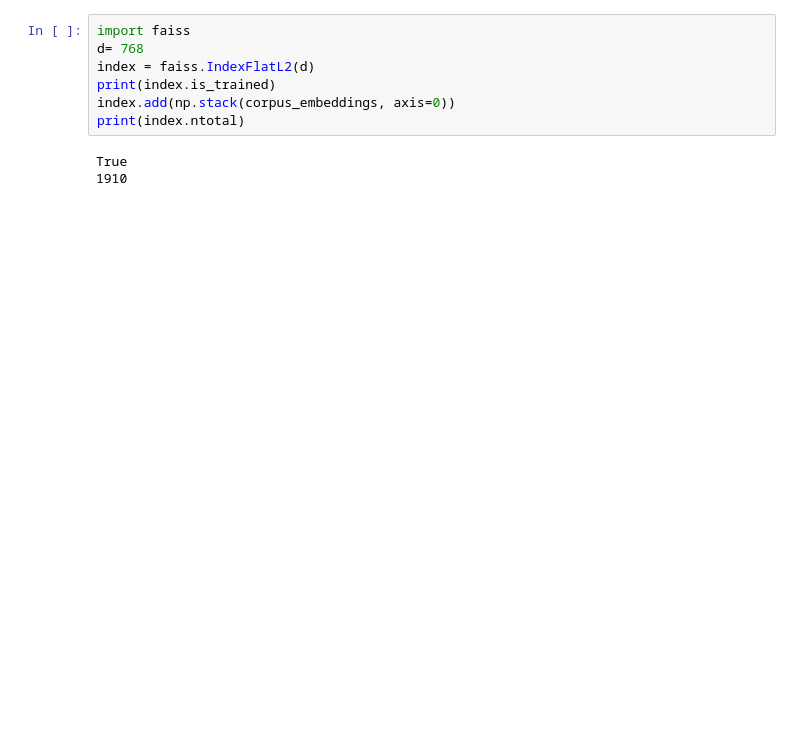
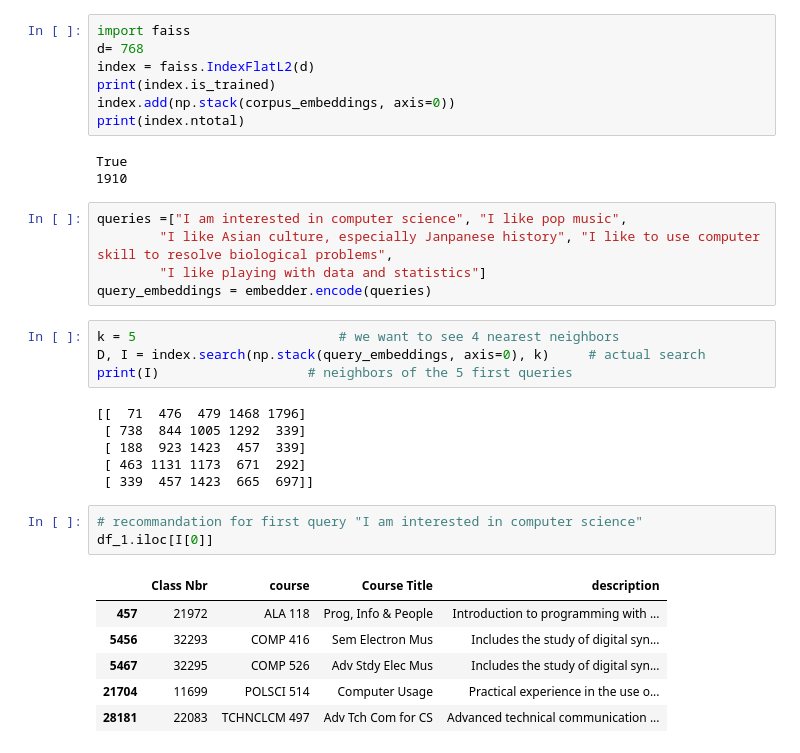
Before and after one commit to yessie-kim/classeek, a Jupyter notebook: free_text.ipynb, the cells around one changed output. Cells and saved outputs as stored; diff of their text form; blank space fills up the shorter version.

```diff
--- a/free_text.ipynb
+++ b/free_text.ipynb
@@ -366,3 +370,28 @@ print(index.ntotal)
 # %% [output]
 True
 1910
+# %%
+queries =["I am interested in computer science", "I like pop music",
+        "I like Asian culture, especially Janpanese history", "I like to use computer skill to resolve biological problems",
+        "I like playing with data and statistics"]
+query_embeddings = embedder.encode(queries)
+# %%
+k = 5                          # we want to see 4 nearest neighbors
+D, I = index.search(np.stack(query_embeddings, axis=0), k)     # actual search
+print(I)                   # neighbors of the 5 first queries
+# %% [output]
+[[  71  476  479 1468 1796]
+ [ 738  844 1005 1292  339]
+ [ 188  923 1423  457  339]
+ [ 463 1131 1173  671  292]
+ [ 339  457 1423  665  697]]
+# %%
+# recommandation for first query "I am interested in computer science"
+df_1.iloc[I[0]]
+# %% [output]
+|  | Class Nbr | course | Course Title | description |
+| 457 | 21972 | ALA 118 | Prog, Info & People | Introduction to programming with ... |
+| 5456 | 32293 | COMP 416 | Sem Electron Mus | Includes the study of digital syn... |
+| 5467 | 32295 | COMP 526 | Adv Stdy Elec Mus | Includes the study of digital syn... |
+| 21704 | 11699 | POLSCI 514 | Computer Usage | Practical experience in the use o... |
+| 28181 | 22083 | TCHNCLCM 497 | Adv Tch Com for CS | Advanced technical communication ... |
```
Also changed, not shown: parts of 6 cells of this notebook.
